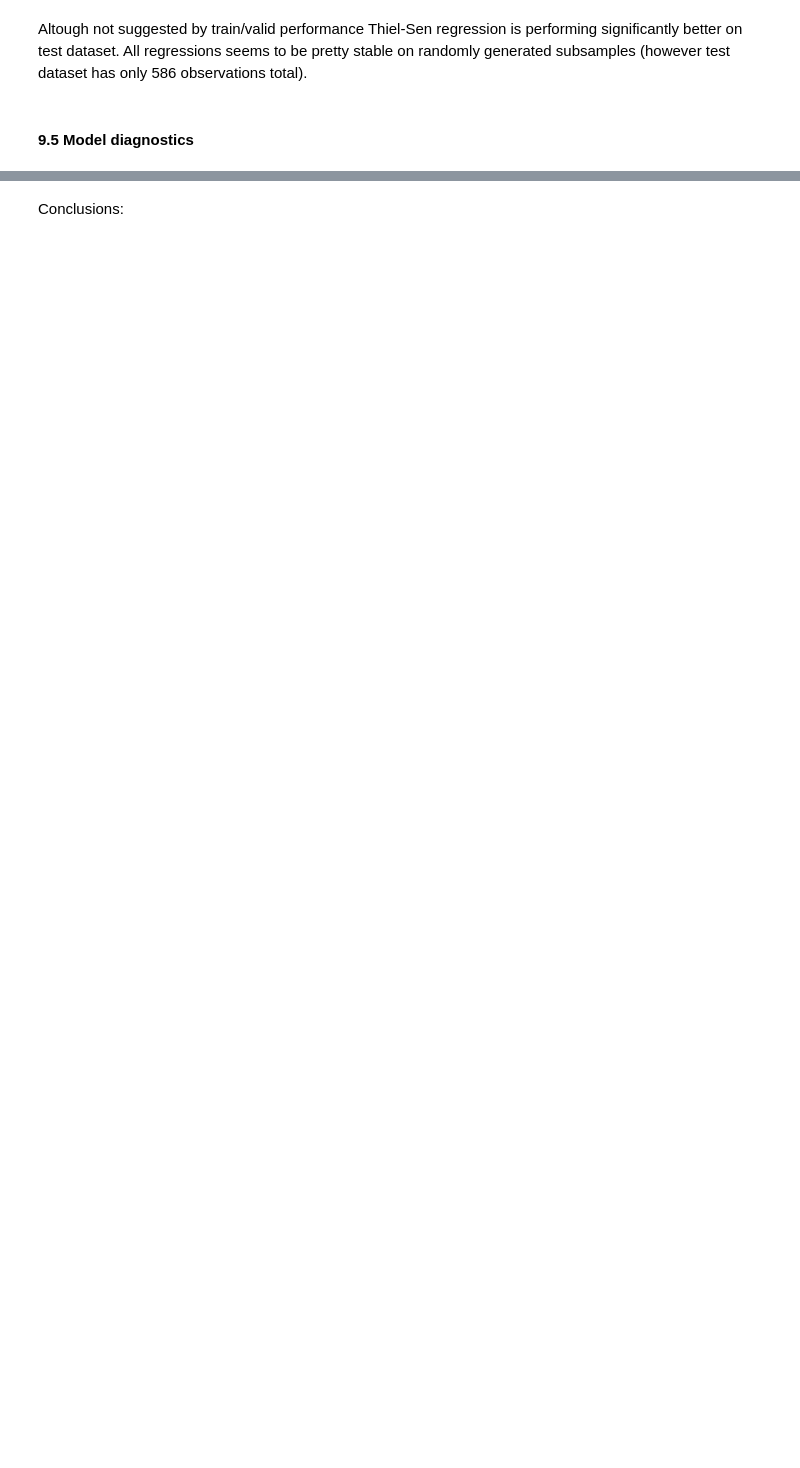
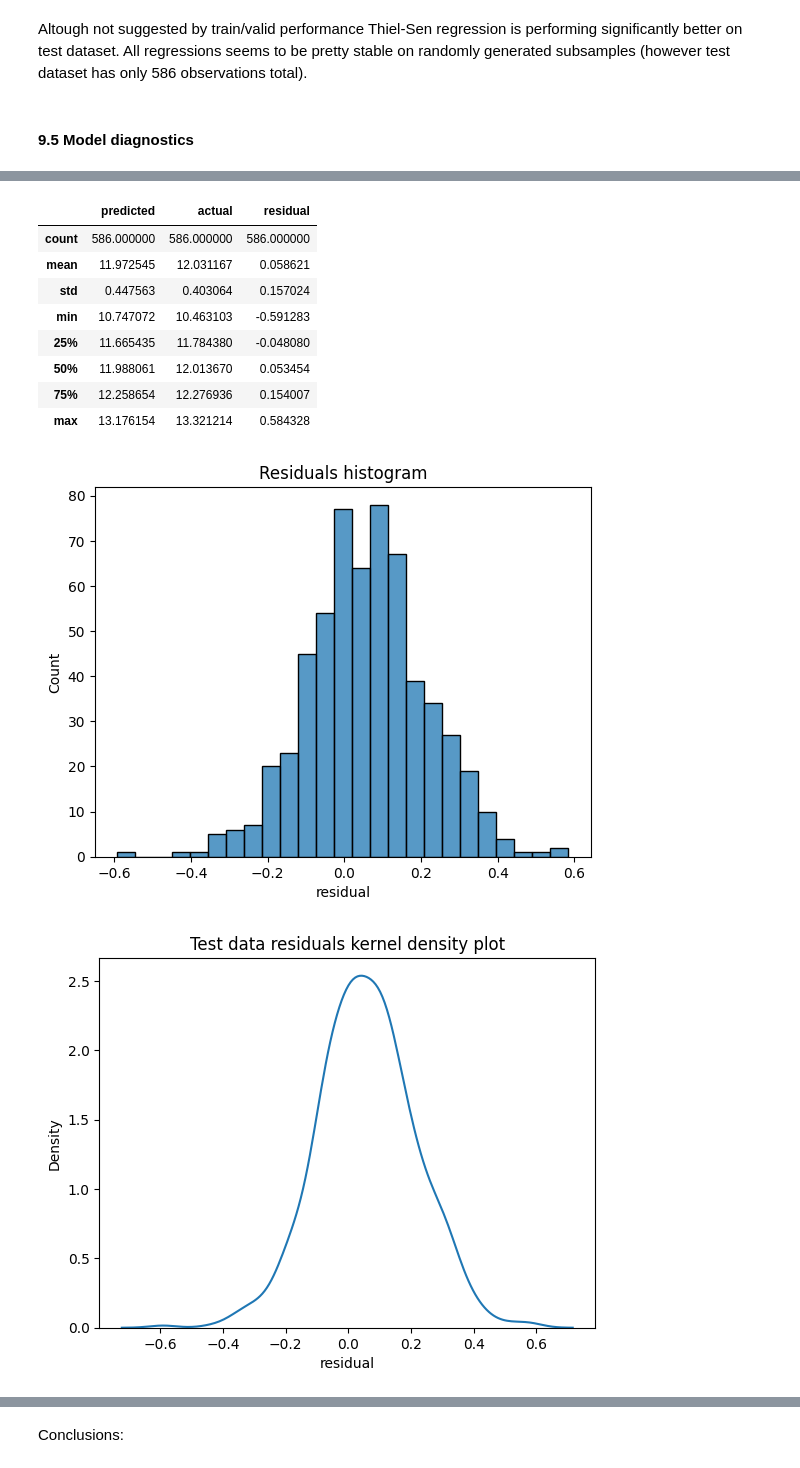
Before and after one commit to TGusciora/Python, a Jupyter notebook: GP23_PredictingHouseSalePrices/notebooks/002.GP23_tg_Scoring_Test.ipynb, the cells around one changed output, grey strips where cells are left out. Saved outputs shown, nothing was run; the diff lists cells and outputs as text; code cells hidden in the pictures; blank space fills up the shorter version.

```diff
--- a/GP23_PredictingHouseSalePrices/notebooks/002.GP23_tg_Scoring_Test.ipynb
+++ b/GP23_PredictingHouseSalePrices/notebooks/002.GP23_tg_Scoring_Test.ipynb
@@ -314,5 +316,5 @@ Altough not suggested by train/valid performance Thiel-Sen regression is perform
 # %% [markdown]
 #### 9.5 Model diagnostics
 # %%
-linearModel_diagnostics(model_in = 'model3_elasticNet', data_in = X_test, target = y2_test)
+gp23diag.LinearDiagnostics(model_in = 'model3_elasticNet', data_in = X_test, target = y2_test, scoring_dict=scoring_dict, model_list=model_list)
 # %% [output]
@@ -319,0 +322,11 @@ NameError: name 'linearModel_diagnostics' is not defined
+|  | predicted | actual | residual |
+| count | 586.000000 | 586.000000 | 586.000000 |
+| mean | 11.972545 | 12.031167 | 0.058621 |
+| std | 0.447563 | 0.403064 | 0.157024 |
+| min | 10.747072 | 10.463103 | -0.591283 |
+| 25% | 11.665435 | 11.784380 | -0.048080 |
+| 50% | 11.988061 | 12.013670 | 0.053454 |
+| 75% | 12.258654 | 12.276936 | 0.154007 |
+| max | 13.176154 | 13.321214 | 0.584328 |
+[figure, added]
+[figure, added]
```
Also changed, not shown: parts of 8 cells of this notebook, 3 other files.
